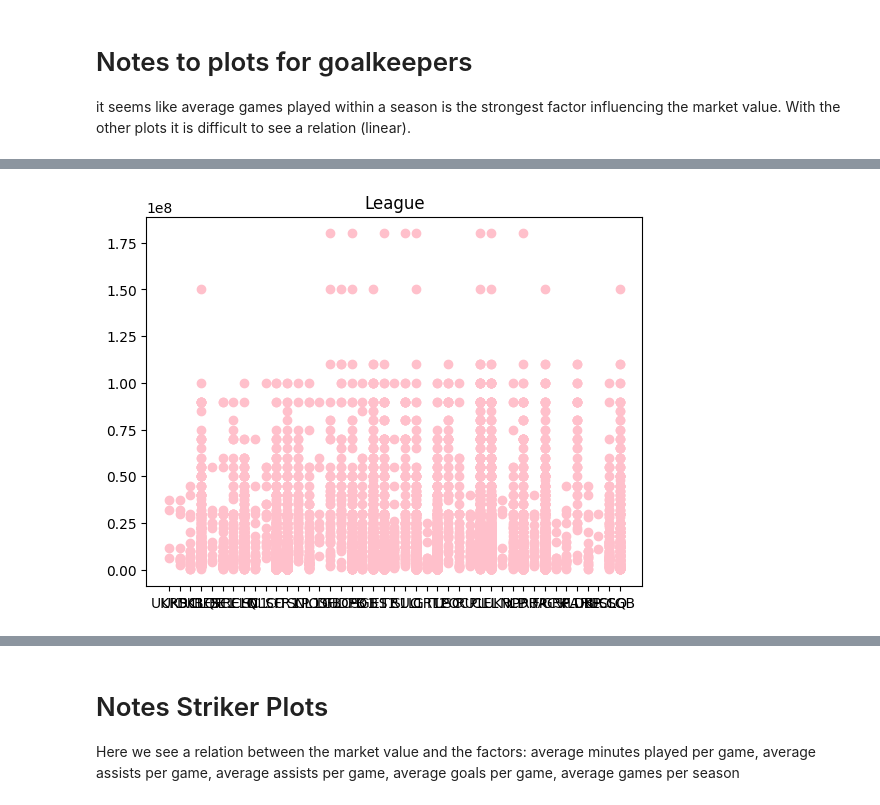
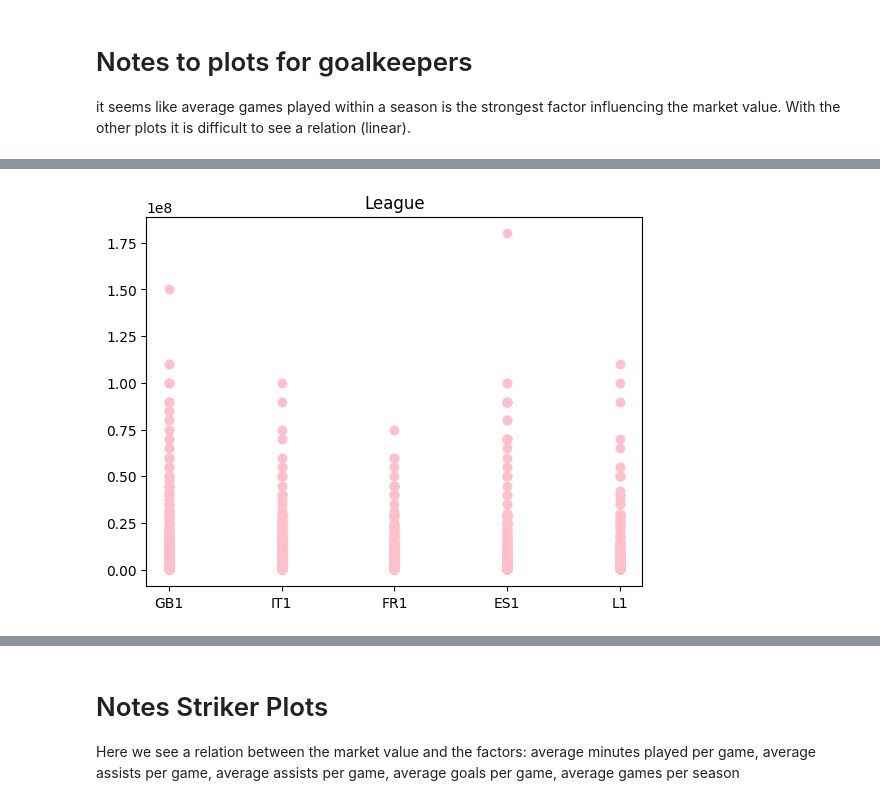
Before and after one commit to camille-sophiie/sports-data, a Jupyter notebook: code/02_Scatterplots_nicole.ipynb, the cells around one changed output, grey strips where cells are left out. Cells and saved outputs as stored; diff of their text form; code cells hidden in the pictures.

```diff
--- a/code/02_Scatterplots_nicole.ipynb
+++ b/code/02_Scatterplots_nicole.ipynb
@@ -293,7 +291,7 @@ plt.title('average games per year')
 plt.show()
 
 # League
-plt.scatter(midfield_df['competition_id'], midfield_df['highest_market_value'], c ="pink")
+plt.scatter(midfield_df['current_club_domestic_competition_id'], midfield_df['highest_market_value'], c ="pink")
 plt.title('League')
 plt.show()
 # %% [output]
@@ -302,11 +300,11 @@ plt.show()
 [figure]
 [figure]
 [figure]
 [figure]
 [figure]
 [figure]
 [figure]
-[figure, old version]
+[figure, new version]
 # %%
 # Scatterplot striker
 
```
Also changed, not shown: parts of 9 cells of this notebook.
